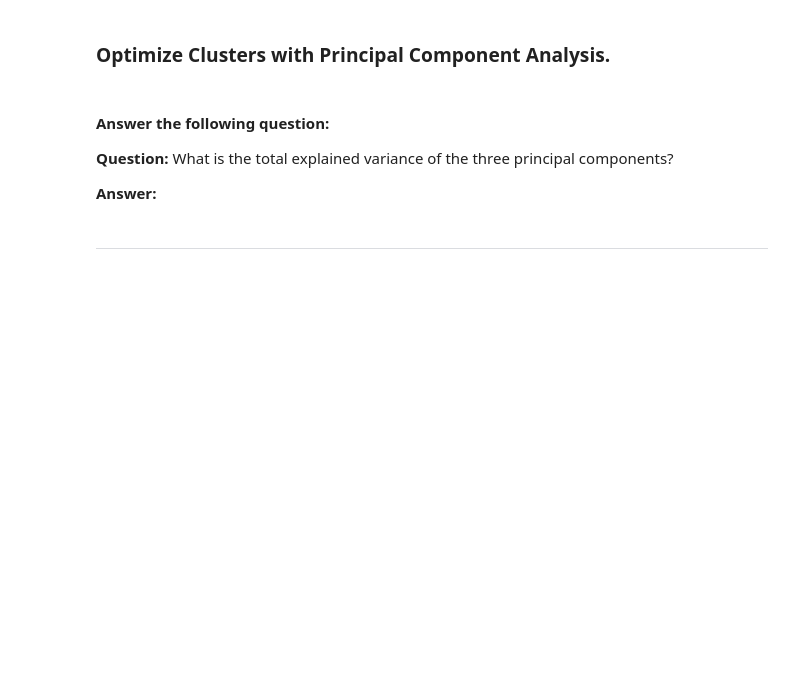
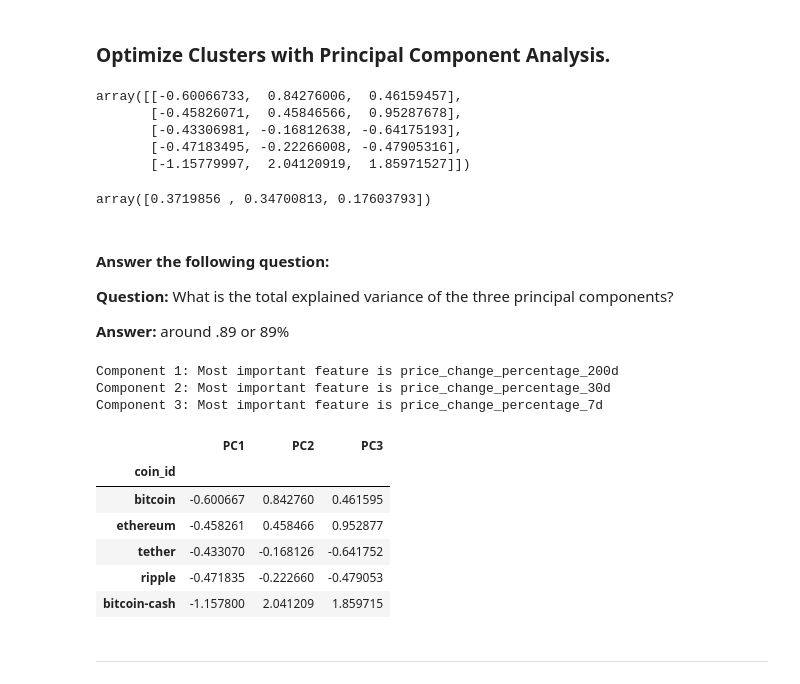
Before and after one commit to RimpleDabas/CryptoClustering, a Jupyter notebook: Crypto_Clustering.ipynb, the cells around one changed output. Drawn from its saved outputs; the diff is of its cells as text; code cells hidden in the pictures; blank space fills up the shorter version.

```diff
--- a/Crypto_Clustering.ipynb
+++ b/Crypto_Clustering.ipynb
@@ -225,32 +228,67 @@ market_predictions_df.hvplot.scatter(
 ### Optimize Clusters with Principal Component Analysis.
 # %%
 # Create a PCA model instance and set `n_components=3`.
+pca = PCA(n_components=3)
 # %%
 # Use the PCA model with `fit_transform` to reduce to
 # three principal components.
+stocks_pca_data = pca.fit_transform(df_market_scaled)
 
 # View the first five rows of the DataFrame.
+stocks_pca_data[:5]
+# %% [output]
+array([[-0.60066733,  0.84276006,  0.46159457],
+       [-0.45826071,  0.45846566,  0.95287678],
+       [-0.43306981, -0.16812638, -0.64175193],
+       [-0.47183495, -0.22266008, -0.47905316],
+       [-1.15779997,  2.04120919,  1.85971527]])
 # %%
 # Retrieve the explained variance to determine how much information
 # can be attributed to each principal component.
+pca.explained_variance_ratio_
+# %% [output]
+array([0.3719856 , 0.34700813, 0.17603793])
 # %% [markdown]
 #### Answer the following question:
 
 **Question:** What is the total explained variance of the three principal components?
 
-**Answer:**
+**Answer:** around .89 or 89%
+# %%
+## know the most important features
+import numpy as np
+loadings = pca.components_
+absolute_loadings = np.abs(loadings)
+most_important_features = np.argmax(absolute_loadings, axis=1)
+
+for component, feature_idx in enumerate(most_important_features):
+    feature_name = df_market_scaled.columns[feature_idx]  # Assuming you have column names
+    print(f"Component {component+1}: Most important feature is {feature_name}")
+# %% [output]
+Component 1: Most important feature is price_change_percentage_200d
+Component 2: Most important feature is price_change_percentage_30d
+Component 3: Most important feature is price_change_percentage_7d
 # %%
 # Create a new DataFrame with the PCA data.
-
-# Creating a DataFrame with the PCA data
+df_stocks_pca = pd.DataFrame(stocks_pca_data, columns=["PC1", "PC2","PC3"])
 
 # Copy the crypto names from the original data
-
+df_stocks_pca["coin_id"] = market_predictions_df.index
 
 # Set the coinid column as index
 
+df_stocks_pca = df_stocks_pca.set_index("coin_id")
 
 # Display sample data
+df_stocks_pca.head()
+# %% [output]
+|  | PC1 | PC2 | PC3 |
+| coin_id |  |  |  |
+| bitcoin | -0.600667 | 0.842760 | 0.461595 |
+| ethereum | -0.458261 | 0.458466 | 0.952877 |
+| tether | -0.433070 | -0.168126 | -0.641752 |
+| ripple | -0.471835 | -0.222660 | -0.479053 |
+| bitcoin-cash | -1.157800 | 2.041209 | 1.859715 |
 # %% [markdown]
 ---
 # %% [markdown]
```
Also changed, not shown: parts of 18 cells of this notebook.
